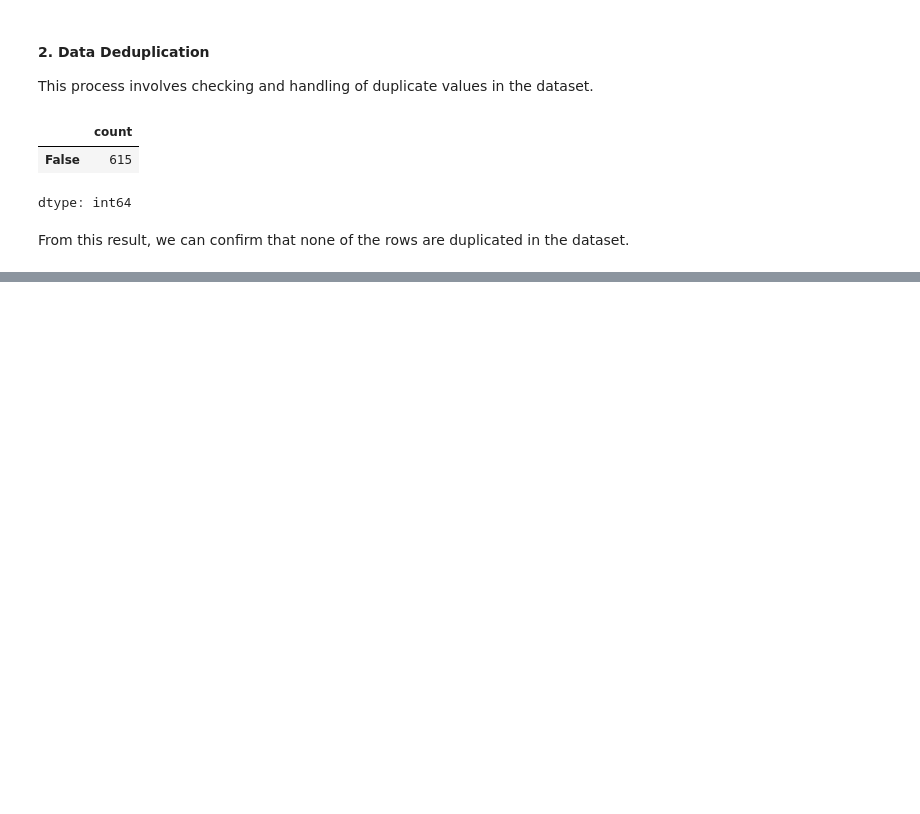
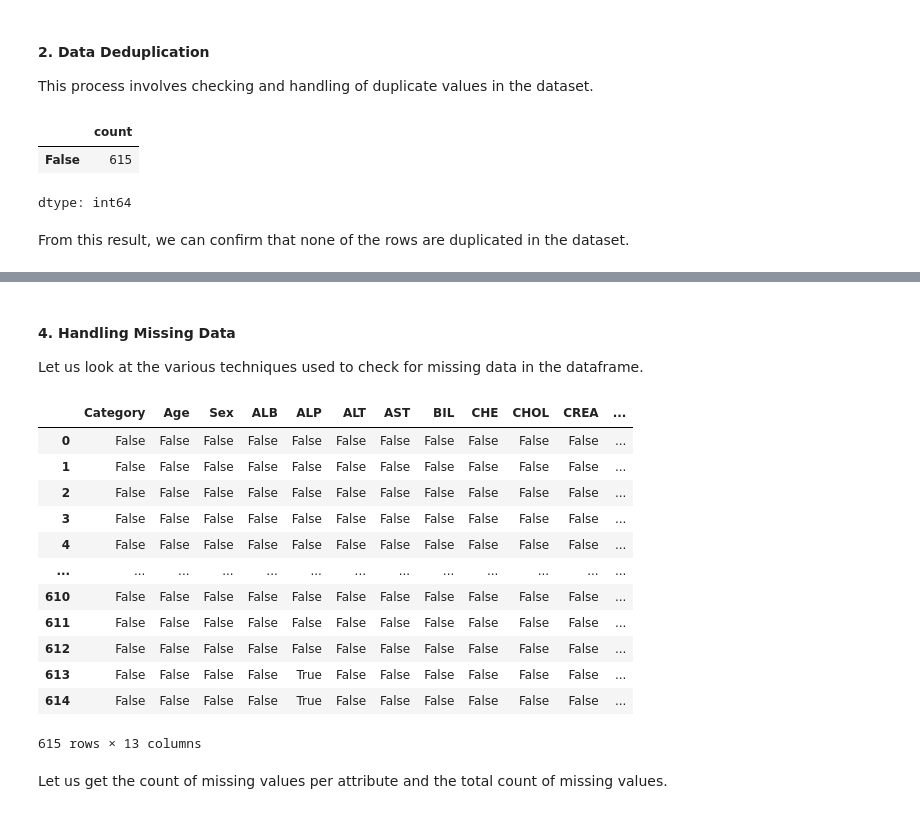
Before and after one commit to bootycurry/eda-assessment, a Jupyter notebook: 22BDS0142.ipynb, the cells around one changed output, grey strips where cells are left out. Saved outputs shown, nothing was run; the diff lists cells and outputs as text; code cells hidden in the pictures; blank space fills up the shorter version.

```diff
--- a/22BDS0142.ipynb
+++ b/22BDS0142.ipynb
@@ -131,0 +154,22 @@ From this result, we can confirm that none of the rows are duplicated in the dat
+# %% [markdown]
+#### 4. Handling Missing Data
+
+Let us look at the various techniques used to check for missing data in the dataframe.
+# %%
+df.isnull()
+# %% [output]
+|  | Category | Age | Sex | ALB | ALP | ALT | AST | BIL | CHE | CHOL | CREA | ... |
+| 0 | False | False | False | False | False | False | False | False | False | False | False | ... |
+| 1 | False | False | False | False | False | False | False | False | False | False | False | ... |
+| 2 | False | False | False | False | False | False | False | False | False | False | False | ... |
+| 3 | False | False | False | False | False | False | False | False | False | False | False | ... |
+| 4 | False | False | False | False | False | False | False | False | False | False | False | ... |
+| ... | ... | ... | ... | ... | ... | ... | ... | ... | ... | ... | ... | ... |
+| 610 | False | False | False | False | False | False | False | False | False | False | False | ... |
+| 611 | False | False | False | False | False | False | False | False | False | False | False | ... |
+| 612 | False | False | False | False | False | False | False | False | False | False | False | ... |
+| 613 | False | False | False | False | True | False | False | False | False | False | False | ... |
+| 614 | False | False | False | False | True | False | False | False | False | False | False | ... |
+615 rows × 13 columns
+# %% [markdown]
+Let us get the count of missing values per attribute and the total count of missing values.
```
Also changed, not shown: parts of 19 cells of this notebook.
